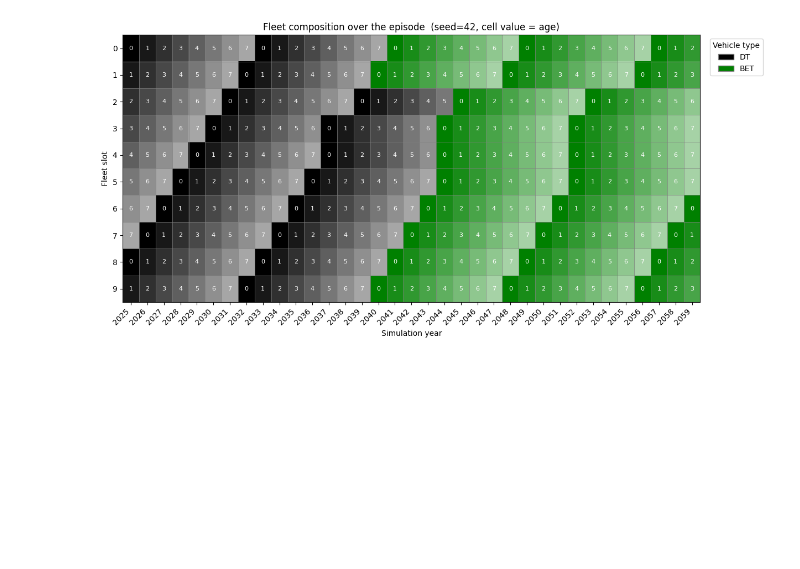
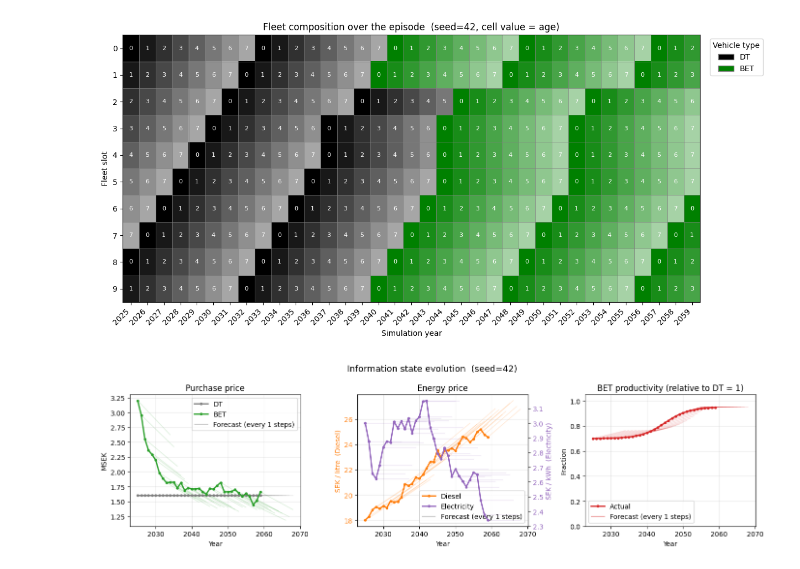
Before and after one commit to simfro/fleet-replacement, a Jupyter notebook: notebooks/lookahead_agent.ipynb, the cells around one changed output. Cells and saved outputs as stored; diff of their text form; code cells hidden in the pictures; blank space fills up the shorter version.

Commit message:
episode plot of info state

```diff
--- a/notebooks/lookahead_agent.ipynb
+++ b/notebooks/lookahead_agent.ipynb
@@ -52,3 +52,9 @@ from plot_helpers import plot_episode_fleet_composition
 plot_episode_fleet_composition(record)
 # %% [output]
 [figure]
+# %%
+from plot_helpers import plot_episode_information_state
+
+plot_episode_information_state(record, agent)
+# %% [output]
+[figure, added]
```
Also changed, not shown: 2 other files.
